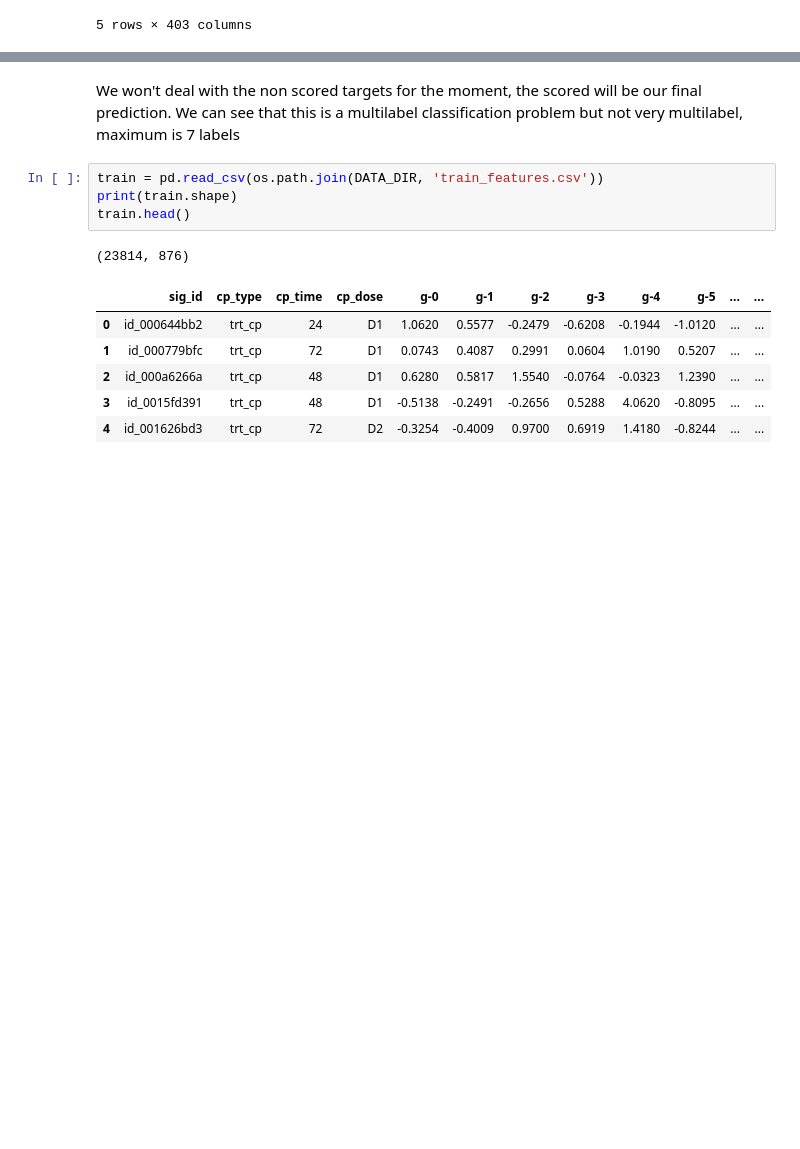
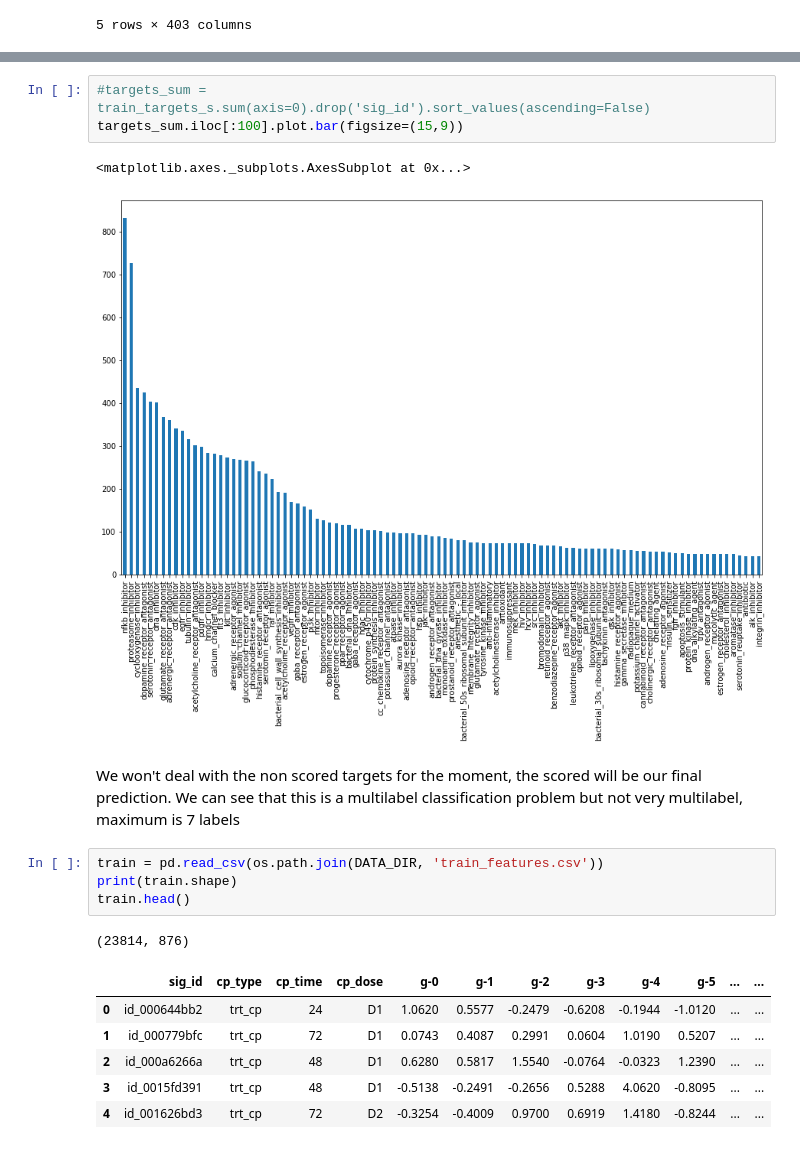
Before and after one commit to tzoukritzou/kaggle_moa, a Jupyter notebook: data_analysis.ipynb, the cells around one changed output, grey strips where cells are left out. Drawn from its saved outputs; the diff is of its cells as text; blank space fills up the shorter version.

```diff
--- a/data_analysis.ipynb
+++ b/data_analysis.ipynb
@@ -47,3 +61,9 @@ dtype: int64
+# %%
+#targets_sum = train_targets_s.sum(axis=0).drop('sig_id').sort_values(ascending=False)
+targets_sum.iloc[:100].plot.bar(figsize=(15,9))
+# %% [output]
+<matplotlib.axes._subplots.AxesSubplot at 0x...>
+[figure, added]
 # %% [markdown]
 We won't deal with the non scored targets for the moment, the scored will be our final prediction. We can see that this is a multilabel classification problem but not very multilabel, maximum is 7 labels
 # %%
```
Also changed, not shown: parts of 10 cells of this notebook, 6 other files.
